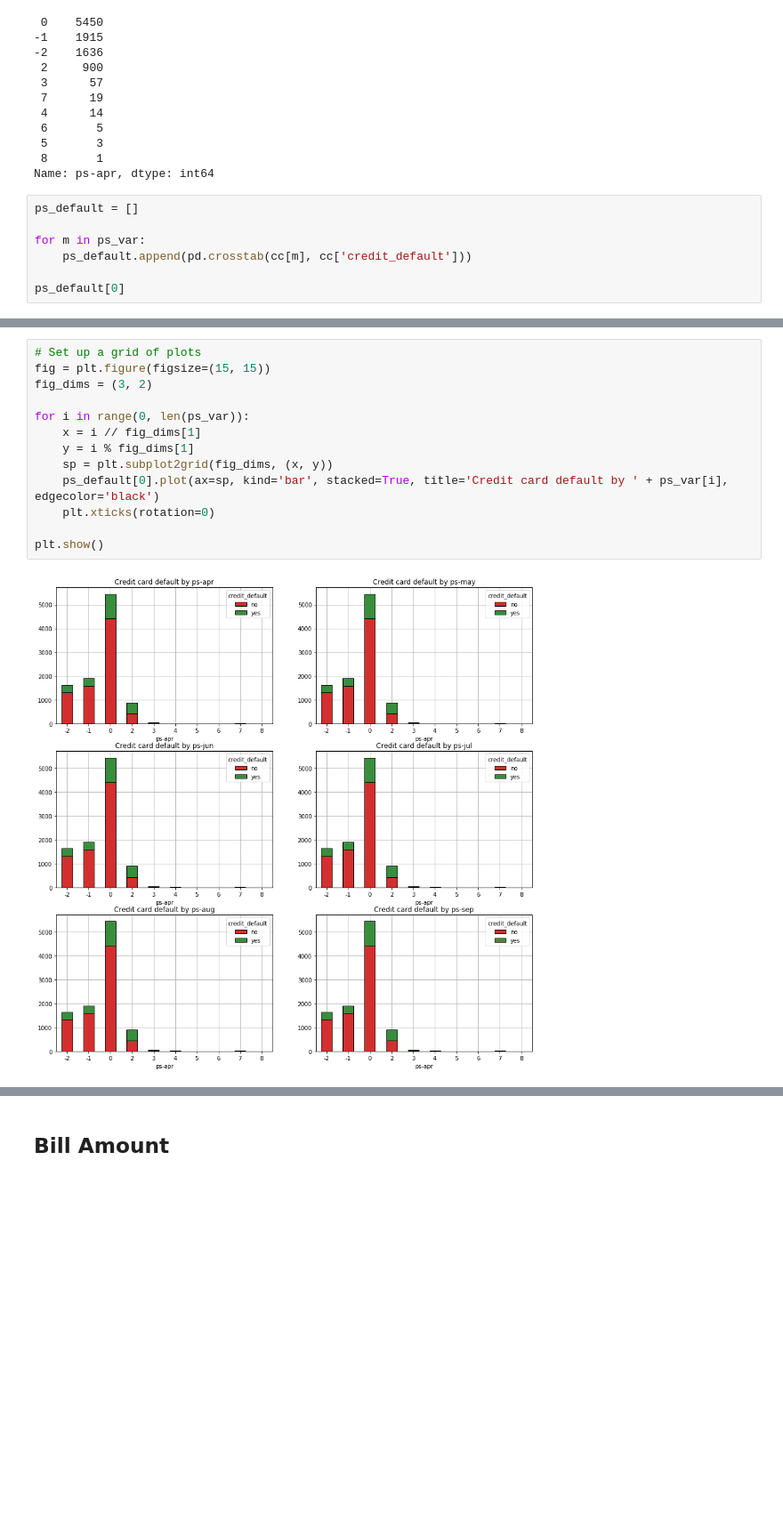
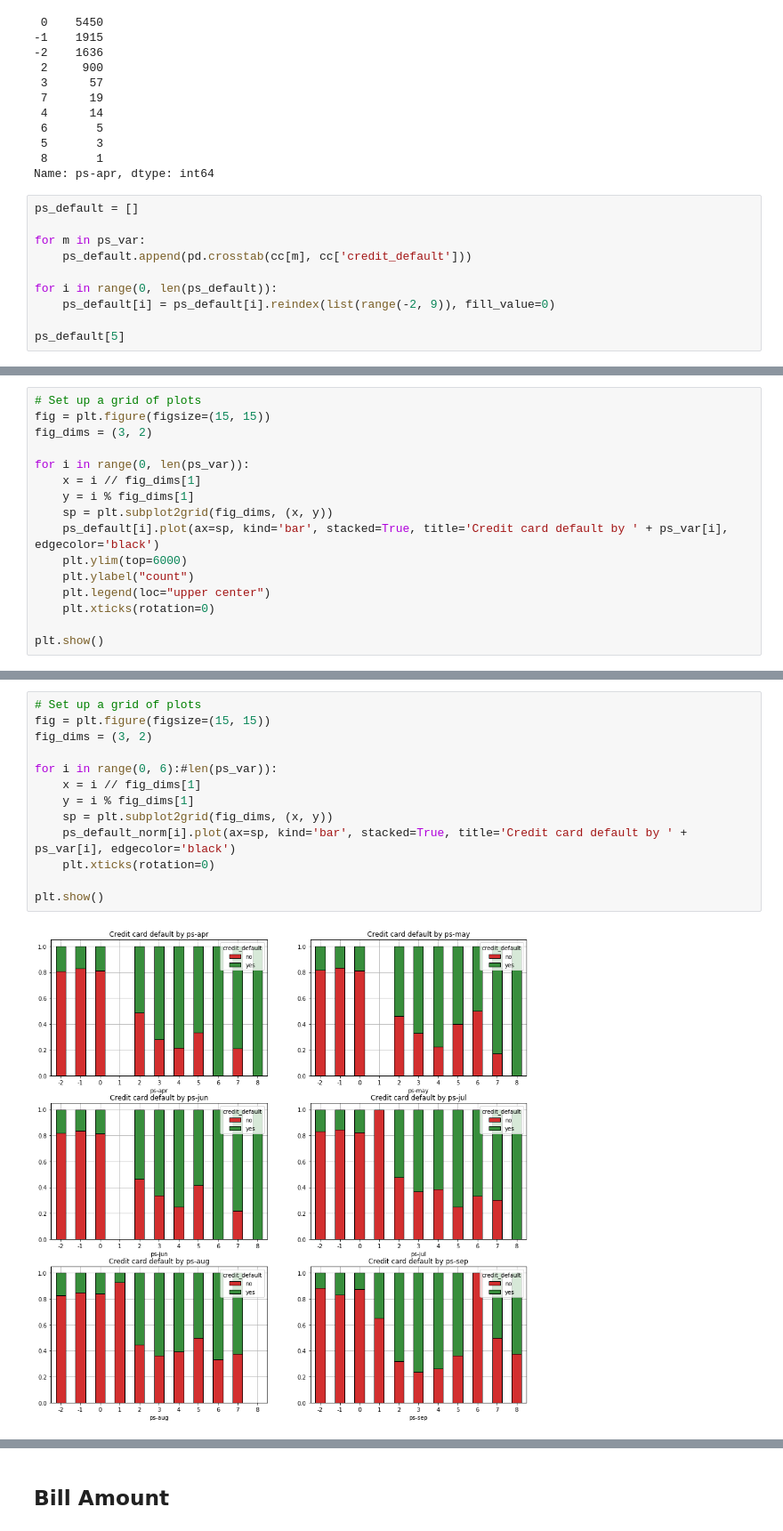
Before and after one commit to GaspareG/Unipi-Data-Mining, a Jupyter notebook: notebook/CardCardDefault.ipynb, the cells around one changed output, grey strips where cells are left out. Shown at 89% size. Cells and saved outputs as stored; diff of their text form; blank space fills up the shorter version.

```diff
--- a/notebook/CardCardDefault.ipynb
+++ b/notebook/CardCardDefault.ipynb
@@ -562,6 +554,9 @@ ps_default = []
 for m in ps_var:
     ps_default.append(pd.crosstab(cc[m], cc['credit_default']))
 
-ps_default[0]
+for i in range(0, len(ps_default)):
+    ps_default[i] = ps_default[i].reindex(list(range(-2, 9)), fill_value=0)
+
+ps_default[5]
 # %% [output]
 | credit_default | no | yes |
@@ -578,0 +575,16 @@ ps_default[0]
+# %%
+# Set up a grid of plots
+fig = plt.figure(figsize=(15, 15))
+fig_dims = (3, 2)
+
+for i in range(0, len(ps_var)):
+    x = i // fig_dims[1]
+    y = i % fig_dims[1]
+    sp = plt.subplot2grid(fig_dims, (x, y))
+    ps_default[i].plot(ax=sp, kind='bar', stacked=True, title='Credit card default by ' + ps_var[i], edgecolor='black')
+    plt.ylim(top=6000)
+    plt.ylabel("count")
+    plt.legend(loc="upper center")
+    plt.xticks(rotation=0)
+
+plt.show()
@@ -579,15 +614,15 @@ ps_default[0]
 # %%
 # Set up a grid of plots
 fig = plt.figure(figsize=(15, 15))
 fig_dims = (3, 2)
 
-for i in range(0, len(ps_var)):
+for i in range(0, 6):#len(ps_var)):
     x = i // fig_dims[1]
     y = i % fig_dims[1]
     sp = plt.subplot2grid(fig_dims, (x, y))
-    ps_default[0].plot(ax=sp, kind='bar', stacked=True, title='Credit card default by ' + ps_var[i], edgecolor='black')
+    ps_default_norm[i].plot(ax=sp, kind='bar', stacked=True, title='Credit card default by ' + ps_var[i], edgecolor='black')
     plt.xticks(rotation=0)
 
 plt.show()
 # %% [output]
-[figure, old version]
+[figure, new version]
```
Also changed, not shown: parts of 51 cells of this notebook, 44 other files.
